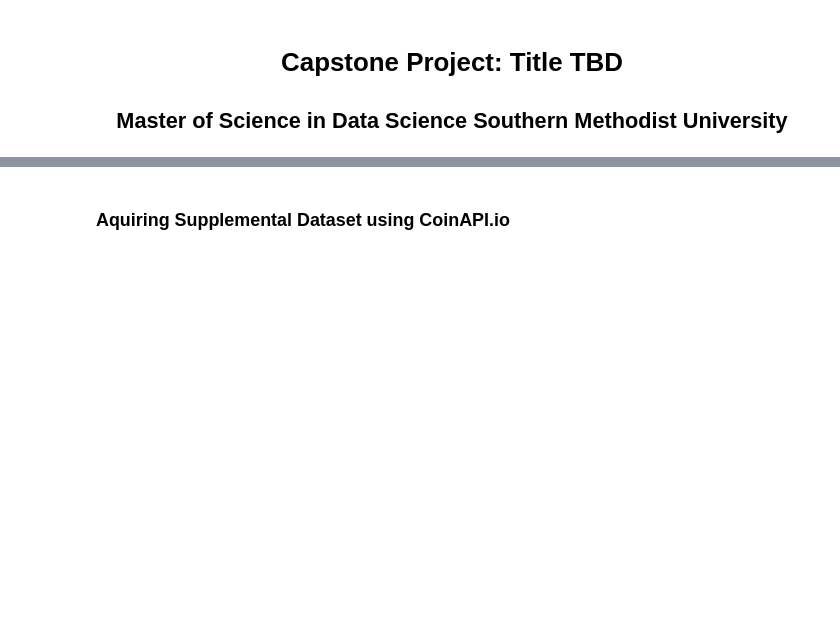
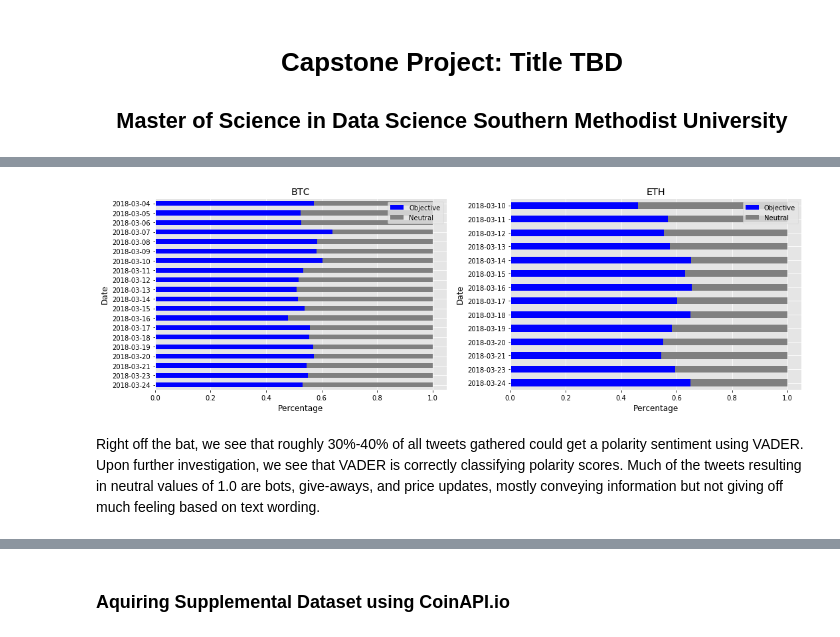
Before and after one commit to jba17/MSDS_Capstone, a Jupyter notebook: Capstone_AbrahamHigdonNelson.ipynb, the cells around one changed output, grey strips where cells are left out. Cells and saved outputs as stored; diff of their text form; code cells hidden in the pictures; blank space fills up the shorter version.

Commit message:
ipynb FF and plot updates

```diff
--- a/Capstone_AbrahamHigdonNelson.ipynb
+++ b/Capstone_AbrahamHigdonNelson.ipynb
@@ -55,0 +139,4 @@ api._writeHistOHLCV(filename, price_data_ETH)
+# %%
+df_BTC = fetchSentiments("csv_daily","Bitcoin")
+
+df_ETH = fetchSentiments("csv_daily","ETH")
@@ -55,0 +151,10 @@ api._writeHistOHLCV(filename, price_data_ETH)
+# %%
+fig, (ax1, ax2) = plt.subplots(1,2, figsize=(15,5))
+objectivePercent(df_BTC, ax1, title='BTC')
+objectivePercent(df_ETH, ax2, title='ETH')
+
+plt.savefig('figures/objectivePercent.png', bbox_inches='tight')
+# %% [output]
+[figure, added]
+# %% [markdown]
+Right off the bat, we see that roughly 30%-40% of all tweets gathered could get a polarity sentiment using VADER.  Upon further investigation, we see that VADER is correctly classifying polarity scores.  Much of the tweets resulting in neutral values of 1.0 are bots, give-aways, and price updates, mostly conveying information but not giving off much feeling based on text wording.
```
Also changed, not shown: parts of 26 cells of this notebook, 4 other files.
